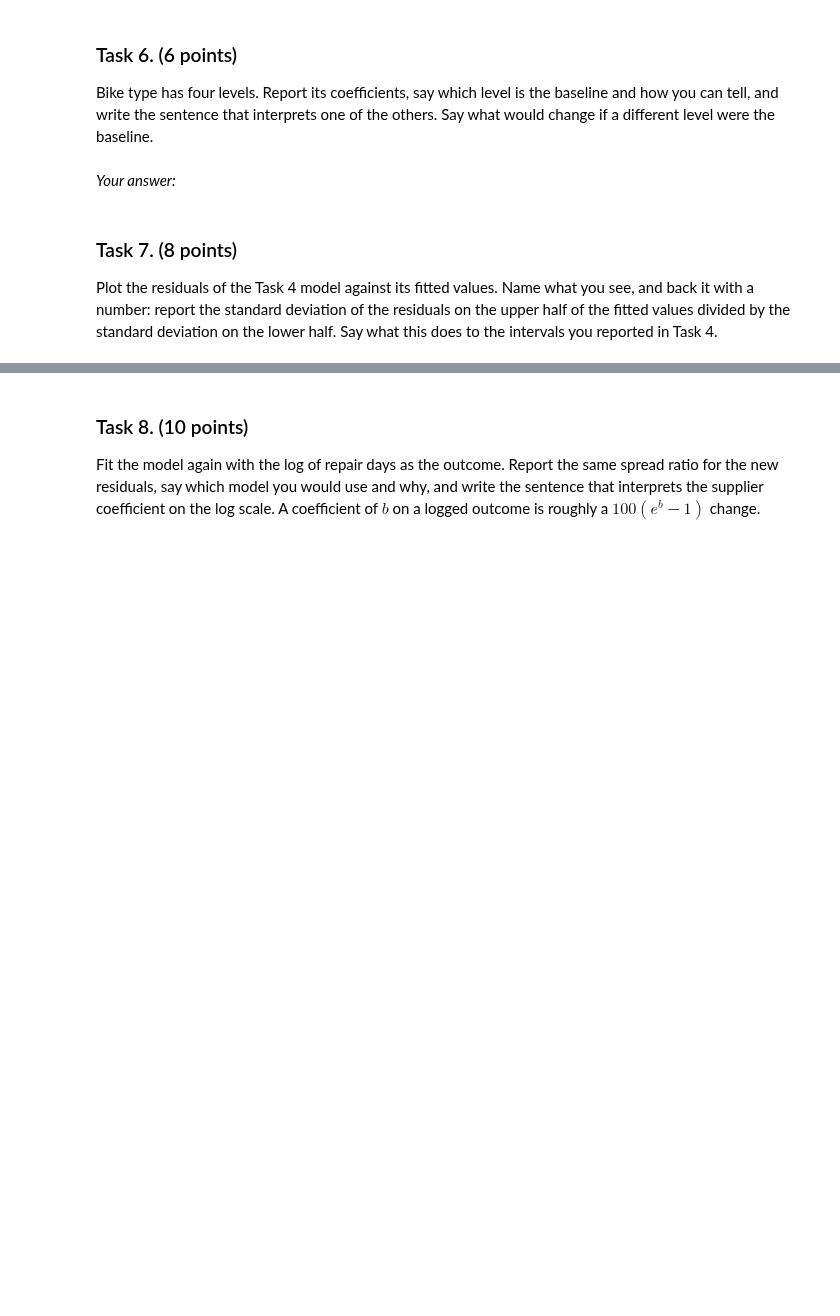
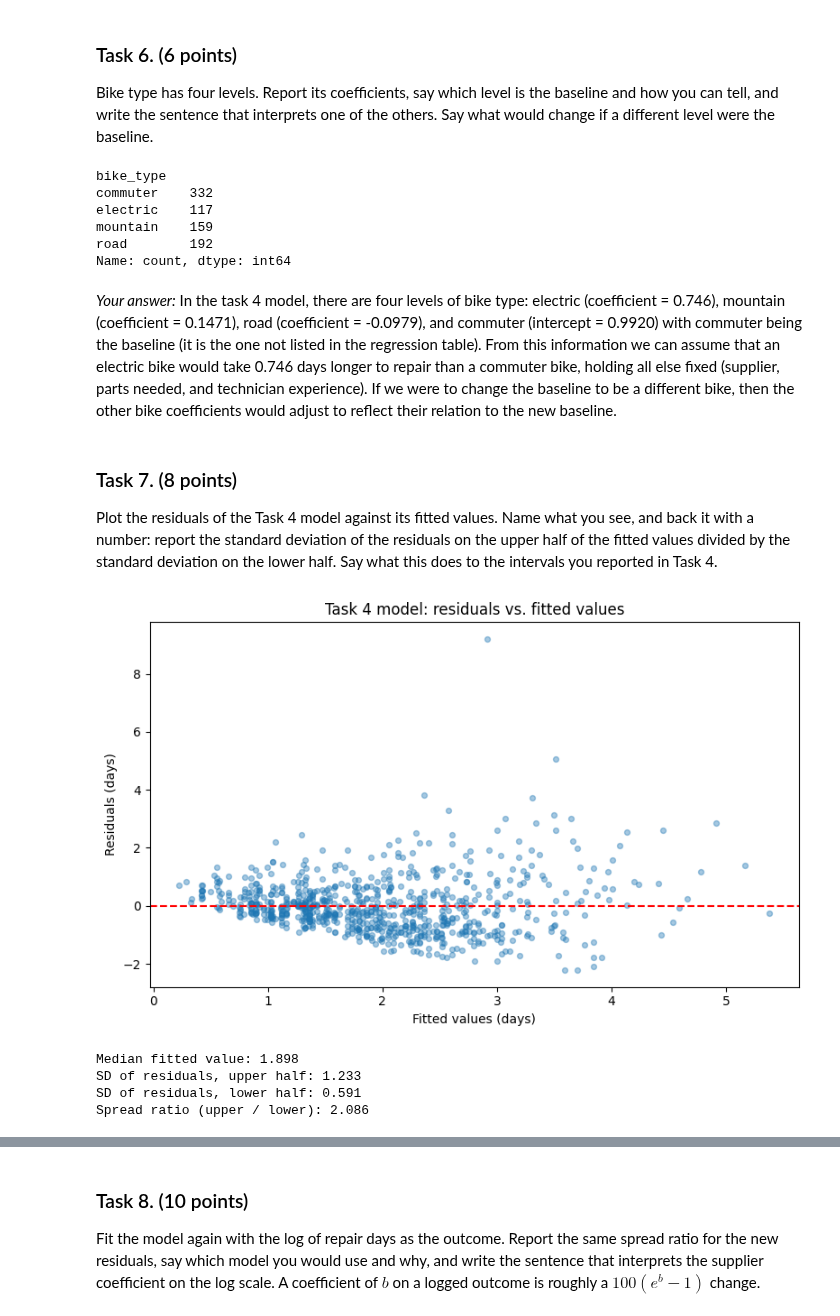
Before and after one commit to westonrh/school, a Jupyter notebook: F2026/Midterm/Stat_220_Midterm_TakeHome.ipynb, the cells around one changed output, grey strips where cells are left out. Saved outputs shown, nothing was run; the diff lists cells and outputs as text; code cells hidden in the pictures; blank space fills up the shorter version.

```diff
--- a/F2026/Midterm/Stat_220_Midterm_TakeHome.ipynb
+++ b/F2026/Midterm/Stat_220_Midterm_TakeHome.ipynb
@@ -94,3 +132,15 @@ _Your answer:_
 ### Task 4.  (8 points)
 
 Now fit a model for repair time that includes the supplier indicator along with `parts_needed`, `tech_years` and `bike_type`. Report the supplier coefficient with its interval, interpret it in a sentence that names what is held fixed, and explain in two or three sentences why it differs from Task 3.
+# %%
+# Task 4: multiple regression for repair time
+model4 = smf.ols("days ~ new_supplier + parts_needed + tech_years + C(bike_type)", data=repairs).fit()
+print(model4.summary())
+
+# Supplier coefficient and its 95% confidence interval
+b_sup = model4.params["new_supplier"]
+ci_sup = model4.conf_int().loc["new_supplier"]
+print()
+print(f"Supplier coefficient: {b_sup:.3f} days")
+print(f"95% CI: ({ci_sup[0]:.3f}, {ci_sup[1]:.3f}) days")
+print(f"p-value: {model4.pvalues['new_supplier']:.4g}")
@@ -106,10 +213,48 @@ _Your answer:_
 ### Task 6.  (6 points)
 
 Bike type has four levels. Report its coefficients, say which level is the baseline and how you can tell, and write the sentence that interprets one of the others. Say what would change if a different level were the baseline.
+# %%
+# Task 6: bike type levels in the data (alphabetical order; the first is the default baseline)
+print(repairs["bike_type"].value_counts().sort_index())
+# %% [output]
+bike_type
+commuter    332
+electric    117
+mountain    159
+road        192
+Name: count, dtype: int64
 # %% [markdown]
-_Your answer:_
+_Your answer:_ In the task 4 model, there are four levels of bike type: electric (coefficient = 0.746), mountain (coefficient = 0.1471), road (coefficient = -0.0979), and commuter (intercept = 0.9920) with commuter being the baseline (it is the one not listed in the regression table). From this information we can assume that an electric bike would take 0.746 days longer to repair than a commuter bike, holding all else fixed (supplier, parts needed, and technician experience). If we were to change the baseline to be a different bike, then the other bike coefficients would adjust to reflect their relation to the new baseline.
 # %% [markdown]
 ### Task 7.  (8 points)
 
 Plot the residuals of the Task 4 model against its fitted values. Name what you see, and back it with a number: report the standard deviation of the residuals on the upper half of the fitted values divided by the standard deviation on the lower half. Say what this does to the intervals you reported in Task 4.
+# %%
+# Task 7: residuals vs. fitted values for the Task 4 model
+fitted4 = model4.fittedvalues
+resid4 = model4.resid
+
+fig, ax = plt.subplots(figsize=(8, 5))
+ax.scatter(fitted4, resid4, alpha=0.4, s=18)
+ax.axhline(0, color="red", linestyle="--")
+ax.set_xlabel("Fitted values (days)")
+ax.set_ylabel("Residuals (days)")
+ax.set_title("Task 4 model: residuals vs. fitted values")
+plt.tight_layout()
+plt.show()
+
+# Spread ratio: SD of residuals on the upper half of fitted values / SD on the lower half
+median_fit = fitted4.median()
+sd_upper = resid4[fitted4 > median_fit].std()
+sd_lower = resid4[fitted4 <= median_fit].std()
+print(f"Median fitted value: {median_fit:.3f}")
+print(f"SD of residuals, upper half: {sd_upper:.3f}")
+print(f"SD of residuals, lower half: {sd_lower:.3f}")
+print(f"Spread ratio (upper / lower): {sd_upper / sd_lower:.3f}")
+# %% [output]
+[figure, added]
+Median fitted value: 1.898
+SD of residuals, upper half: 1.233
+SD of residuals, lower half: 0.591
+Spread ratio (upper / lower): 2.086
 # %% [markdown]
```
Also changed, not shown: parts of 15 cells of this notebook.
